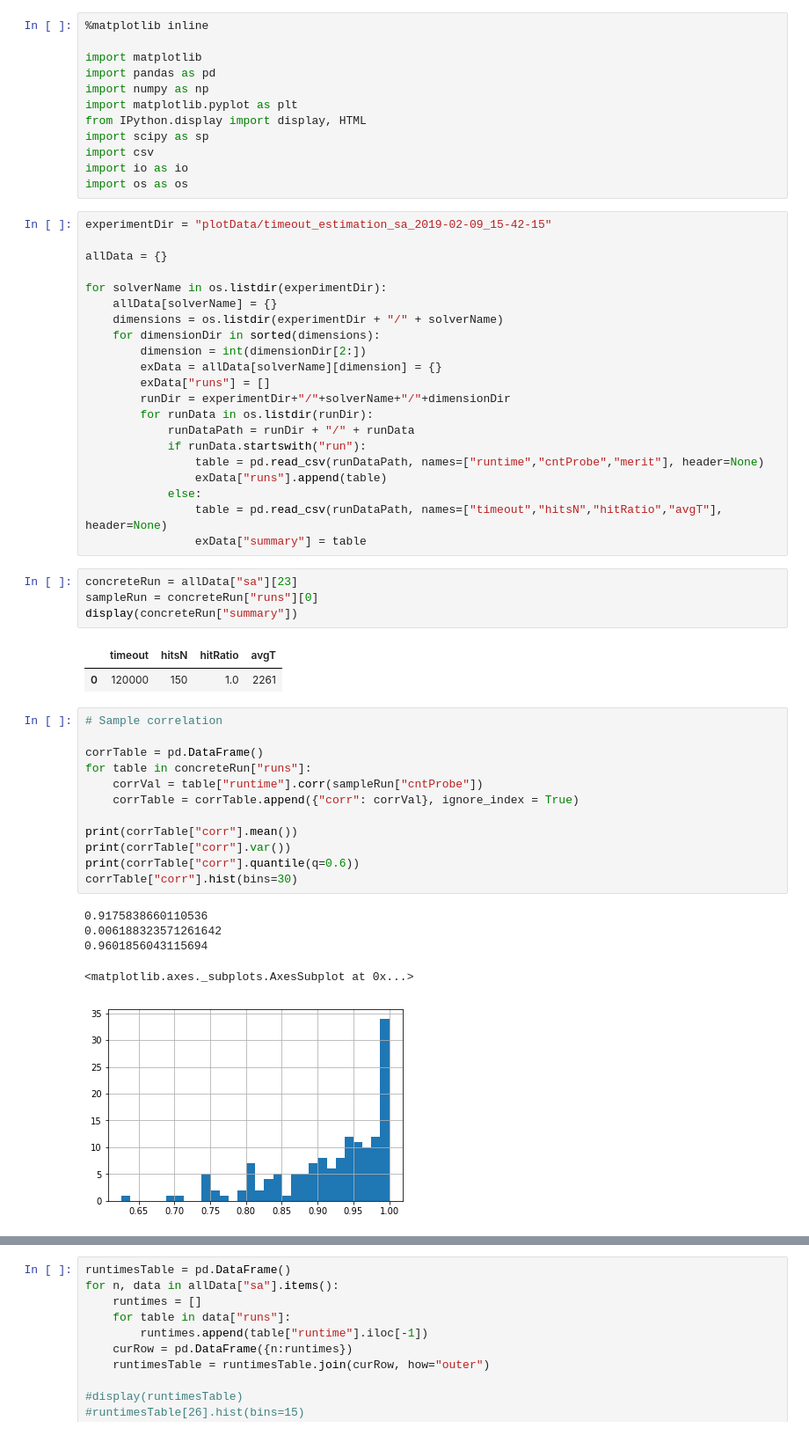
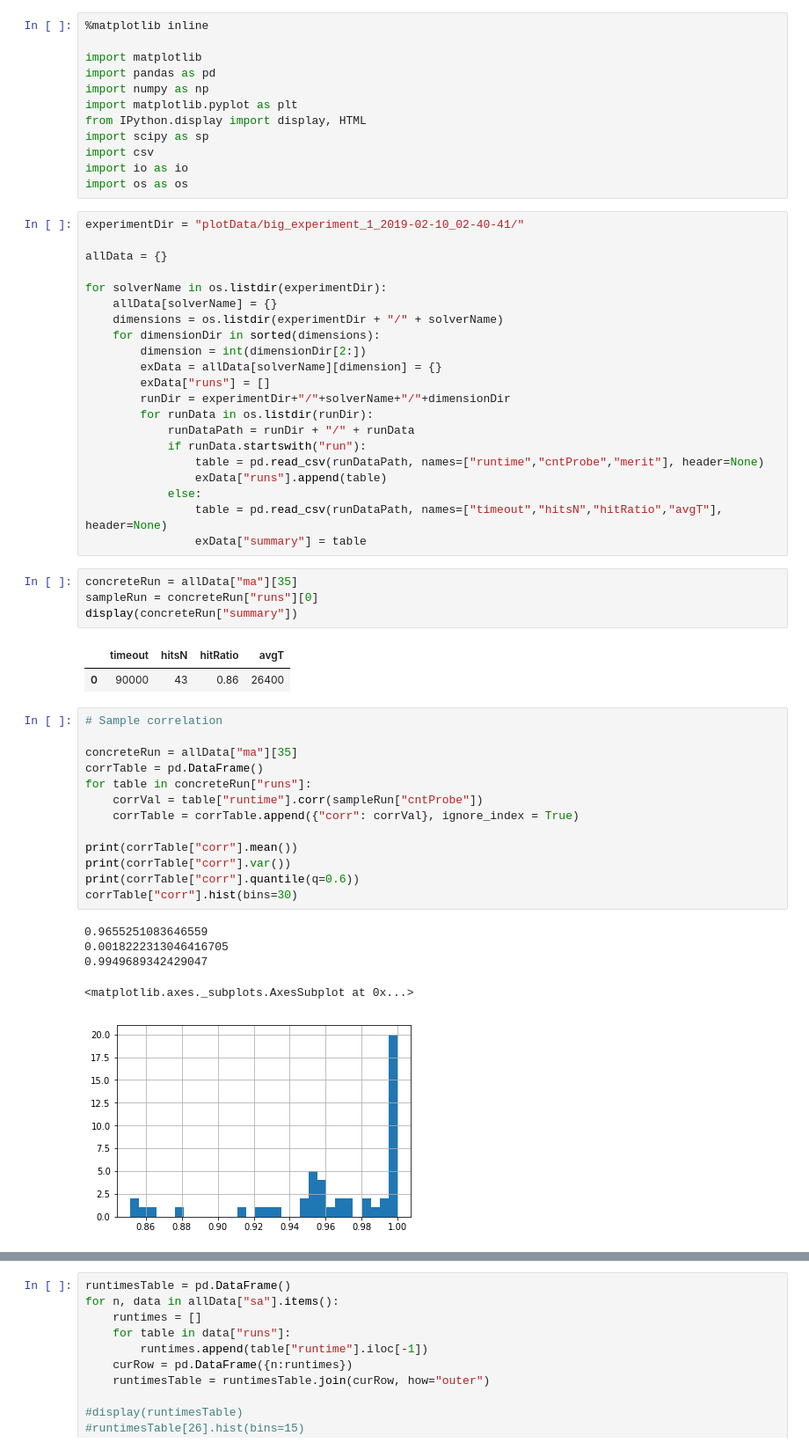
Before and after one commit to CHoudrouge4/osh, a Jupyter notebook: Analysis.ipynb, the cells around one changed output, grey strips where cells are left out. Shown at 88% size. Drawn from its saved outputs; the diff is of its cells as text.

```diff
--- a/Analysis.ipynb
+++ b/Analysis.ipynb
@@ -11,7 +11,7 @@ import csv
 import io as io
 import os as os
 # %%
-experimentDir = "plotData/timeout_estimation_sa_2019-02-09_15-42-15"
+experimentDir = "plotData/big_experiment_1_2019-02-10_02-40-41/"
 
 allData = {}
 
@@ -32,30 +32,31 @@ for solverName in os.listdir(experimentDir):
                 table = pd.read_csv(runDataPath, names=["timeout","hitsN","hitRatio","avgT"], header=None)
                 exData["summary"] = table
 # %%
-concreteRun = allData["sa"][23]
+concreteRun = allData["ma"][35]
 sampleRun = concreteRun["runs"][0]
 display(concreteRun["summary"])
 # %% [output]
 |  | timeout | hitsN | hitRatio | avgT |
-| 0 | 120000 | 150 | 1.0 | 2261 |
+| 0 | 90000 | 43 | 0.86 | 26400 |
 # %%
 # Sample correlation
 
+concreteRun = allData["ma"][35]
 corrTable = pd.DataFrame()
 for table in concreteRun["runs"]:
     corrVal = table["runtime"].corr(sampleRun["cntProbe"])
     corrTable = corrTable.append({"corr": corrVal}, ignore_index = True)
 
 print(corrTable["corr"].mean())
 print(corrTable["corr"].var())
 print(corrTable["corr"].quantile(q=0.6))
 corrTable["corr"].hist(bins=30)
 # %% [output]
-0.9175838660110536
-0.006188323571261642
-0.9601856043115694
+0.9655251083646559
+0.0018222313046416705
+0.9949689342429047
 <matplotlib.axes._subplots.AxesSubplot at 0x...>
-[figure, old version]
+[figure, new version]
 # %%
 # Average correlation over one run
 
```
Also changed, not shown: parts of 1 cell of this notebook.
